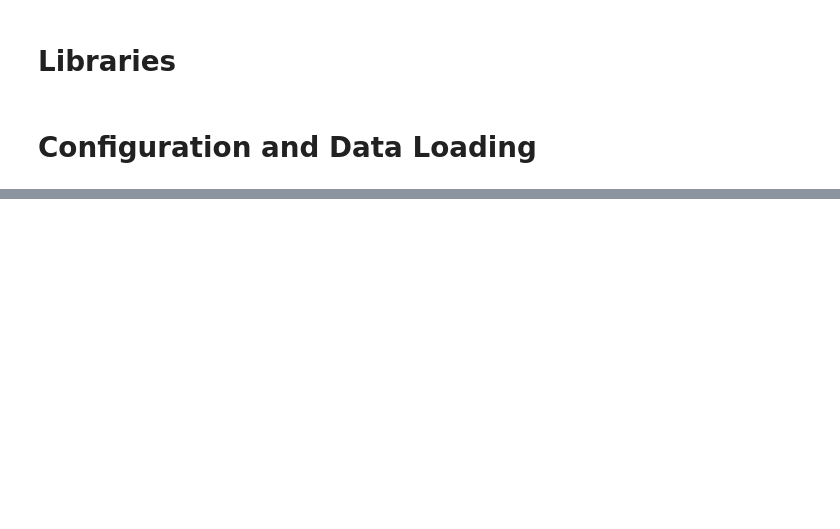
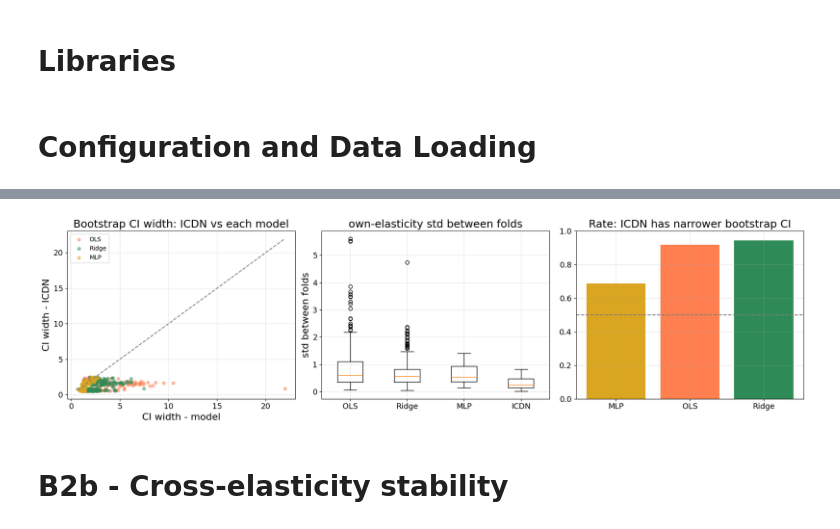
Before and after one commit to carlosherediapimienta/nn-elasticity, a Jupyter notebook: notebooks/analysis-results.ipynb, the cells around one changed output, grey strips where cells are left out. Saved outputs shown, nothing was run; the diff lists cells and outputs as text; code cells hidden in the pictures; blank space fills up the shorter version.

```diff
--- a/notebooks/analysis-results.ipynb
+++ b/notebooks/analysis-results.ipynb
@@ -959,0 +529,33 @@ plt.show()
+# %%
+fig, axes = plt.subplots(1, 3, figsize=(18, 5))
+
+ax = axes[0]
+for label in MODEL_LABELS:
+    sub = elas_cmp_all[elas_cmp_all["model"] == label]
+    ax.scatter(sub["ci_width_o"], sub["ci_width_nn"], alpha=0.5, s=25, label=label, color=MODEL_COLORS[label])
+lims = [elas_cmp_all["ci_width_o"].min(), elas_cmp_all["ci_width_o"].max()]
+ax.plot(lims, lims, ls="--", color="gray")
+ax.set_xlabel("CI width - model"); ax.set_ylabel("CI width - ICDN")
+ax.set_title("Bootstrap CI width: ICDN vs each model")
+ax.legend(); ax.grid(True, alpha=0.3)
+
+ax = axes[1]
+data = [fold_cmp_all[fold_cmp_all["model"] == l]["E_fold_std_o"].dropna() for l in MODEL_LABELS]
+data.append(nn_fold_std_ref["E_fold_std_nn"].dropna())
+ax.boxplot(data, labels=MODEL_LABELS + ["ICDN"])
+ax.set_title("own-elasticity std between folds")
+ax.set_ylabel("std between folds")
+ax.grid(True, alpha=0.3)
+
+ax = axes[2]
+ax.bar(own_stability_summary["model"], own_stability_summary["icdn_narrower_ci_rate"],
+       color=[MODEL_COLORS[m] for m in own_stability_summary["model"]])
+ax.axhline(0.5, ls="--", color="gray")
+ax.set_title("Rate: ICDN has narrower bootstrap CI")
+ax.set_ylim(0, 1); ax.grid(True, alpha=0.3)
+
+plt.tight_layout(); plt.show()
+# %% [output]
+[figure, added]
+# %% [markdown]
+# B2b - Cross-elasticity stability
```
Also changed, not shown: parts of 45 cells of this notebook, 19 other files.
